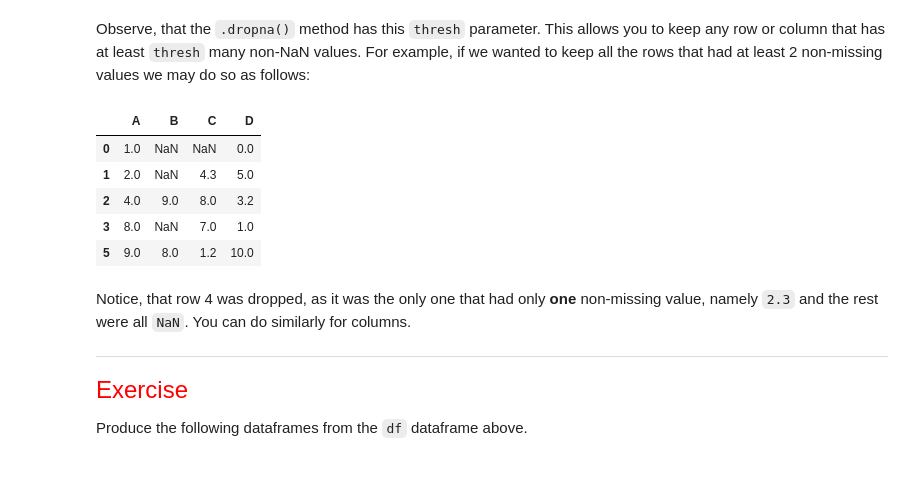
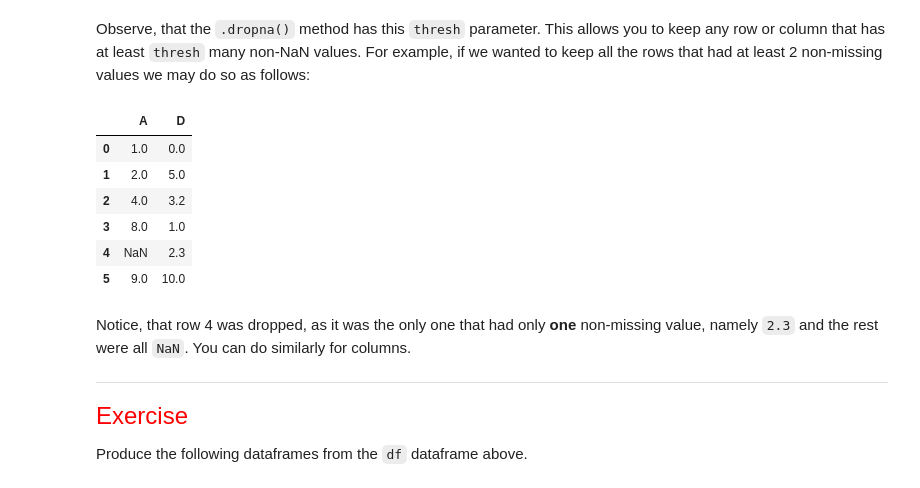
Before and after one commit to jkstarling/MA477-copy, a Jupyter notebook: MA477 - Theory and Applications of Data Science/Lessons/Lesson 3 - Pandas/Lesson 3 - Pandas.ipynb, the cells around one changed output. Cells and saved outputs as stored; diff of their text form; code cells hidden in the pictures.

```diff
--- a/MA477 - Theory and Applications of Data Science/Lessons/Lesson 3 - Pandas/Lesson 3 - Pandas.ipynb
+++ b/MA477 - Theory and Applications of Data Science/Lessons/Lesson 3 - Pandas/Lesson 3 - Pandas.ipynb
@@ -958,14 +1044,15 @@ df.dropna(axis=1)
 # %% [markdown]
 Observe, that the `.dropna()` method has this `thresh` parameter. This allows you to keep any row or column that has at least `thresh` many non-NaN values. For example, if we wanted to keep all the rows that had at least 2 non-missing values we may do so as follows:
 # %%
-df.dropna(axis=0,thresh=2)
+df.dropna(axis=1,thresh=5)
 # %% [output]
-|  | A | B | C | D |
-| 0 | 1.0 | NaN | NaN | 0.0 |
-| 1 | 2.0 | NaN | 4.3 | 5.0 |
-| 2 | 4.0 | 9.0 | 8.0 | 3.2 |
-| 3 | 8.0 | NaN | 7.0 | 1.0 |
-| 5 | 9.0 | 8.0 | 1.2 | 10.0 |
+|  | A | D |
+| 0 | 1.0 | 0.0 |
+| 1 | 2.0 | 5.0 |
+| 2 | 4.0 | 3.2 |
+| 3 | 8.0 | 1.0 |
+| 4 | NaN | 2.3 |
+| 5 | 9.0 | 10.0 |
 # %% [markdown]
 Notice, that row 4 was dropped, as it was the only one that had only <b> one</b> non-missing value, namely `2.3` and the rest were all `NaN`. You can do similarly for columns.
 
```
Also changed, not shown: parts of 40 cells of this notebook, 2 other files.
